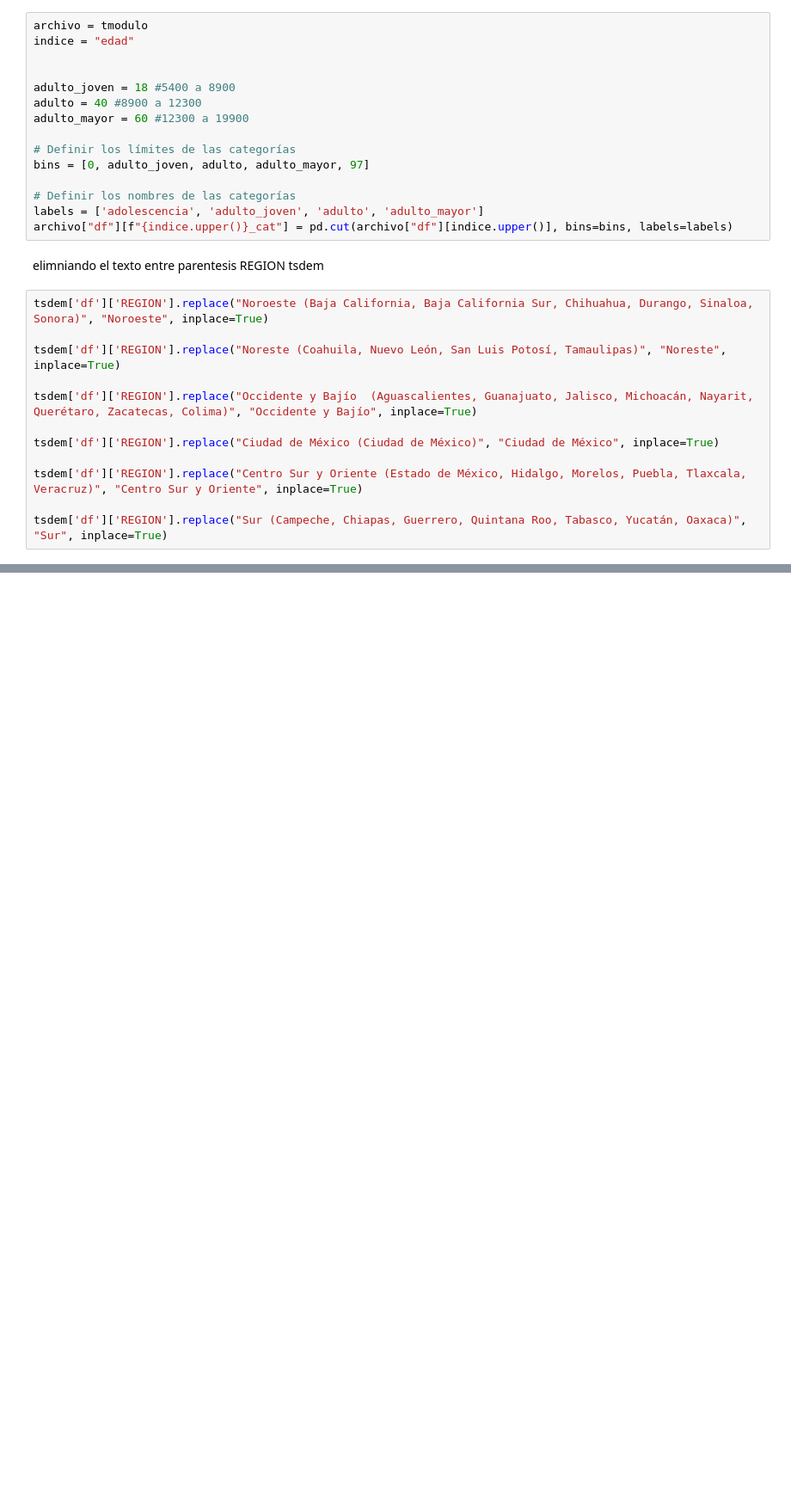
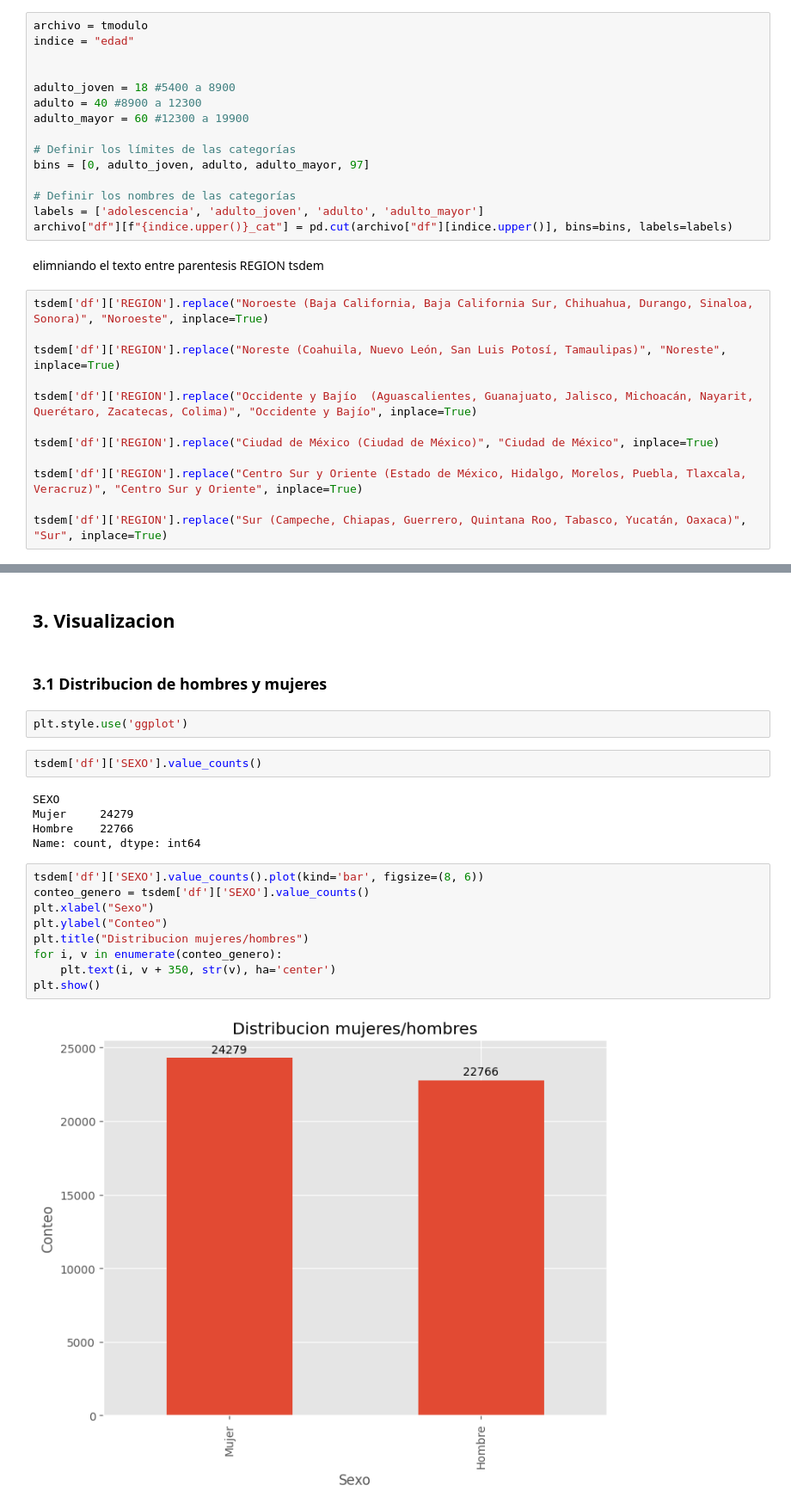
Before and after one commit to luiscarp/Analisis_ENIF, a Jupyter notebook: ENIF.ipynb, the cells around one changed output, grey strips where cells are left out. Shown: that part at 86% size. Drawn from its saved outputs; the diff is of its cells as text; blank space fills up the shorter version.

```diff
--- a/ENIF.ipynb
+++ b/ENIF.ipynb
@@ -506,0 +507,24 @@ Categories (6, object): ['Centro Sur y Oriente (Estado de México, Hidal..., 'Ci
+# %% [markdown]
+## 3. Visualizacion
+# %% [markdown]
+### 3.1 Distribucion de hombres y mujeres
+# %%
+plt.style.use('ggplot')
+# %%
+tsdem['df']['SEXO'].value_counts()
+# %% [output]
+SEXO
+Mujer     24279
+Hombre    22766
+Name: count, dtype: int64
+# %%
+tsdem['df']['SEXO'].value_counts().plot(kind='bar', figsize=(8, 6))
+conteo_genero = tsdem['df']['SEXO'].value_counts()
+plt.xlabel("Sexo")
+plt.ylabel("Conteo")
+plt.title("Distribucion mujeres/hombres")
+for i, v in enumerate(conteo_genero):
+    plt.text(i, v + 350, str(v), ha='center')
+plt.show()
+# %% [output]
+[figure, added]
```
Also changed, not shown: parts of 19 cells of this notebook.
